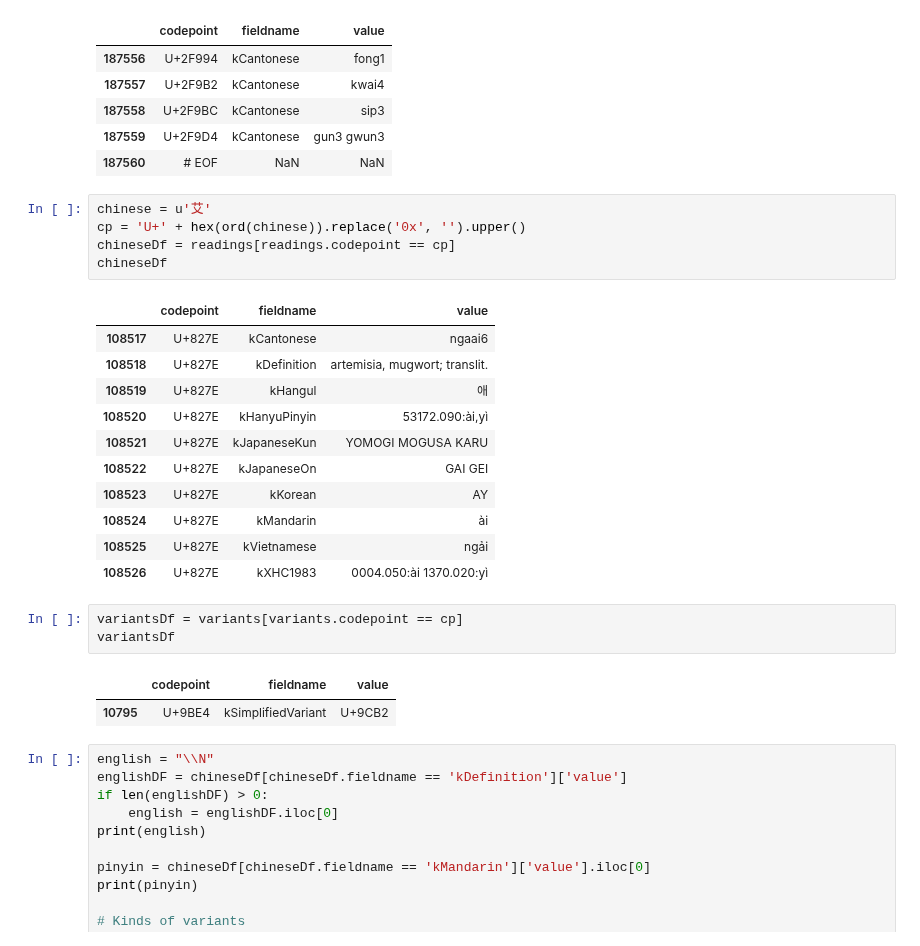
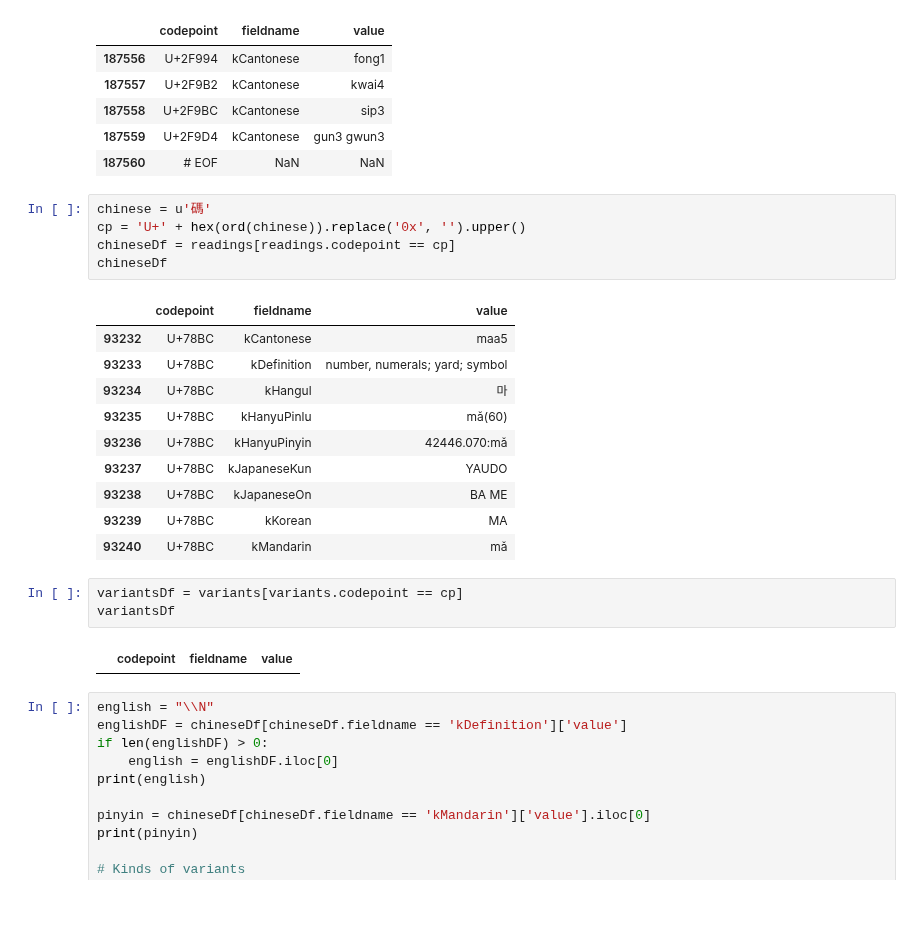
Before and after one commit to alexamies/chinesenotes.com, a Jupyter notebook: python/unihan.ipynb, the cells around one changed output. Cells and saved outputs as stored; diff of their text form; blank space fills up the shorter version.

```diff
--- a/python/unihan.ipynb
+++ b/python/unihan.ipynb
@@ -32,28 +32,26 @@ readings.tail()
 | 187559 | U+2F9D4 | kCantonese | gun3 gwun3 |
 | 187560 | # EOF | NaN | NaN |
 # %%
-chinese = u'艾'
+chinese = u'碼'
 cp = 'U+' + hex(ord(chinese)).replace('0x', '').upper()
 chineseDf = readings[readings.codepoint == cp]
 chineseDf
 # %% [output]
 |  | codepoint | fieldname | value |
-| 108517 | U+827E | kCantonese | ngaai6 |
-| 108518 | U+827E | kDefinition | artemisia, mugwort; translit. |
-| 108519 | U+827E | kHangul | 애 |
-| 108520 | U+827E | kHanyuPinyin | 53172.090:ài,yì |
-| 108521 | U+827E | kJapaneseKun | YOMOGI MOGUSA KARU |
-| 108522 | U+827E | kJapaneseOn | GAI GEI |
-| 108523 | U+827E | kKorean | AY |
-| 108524 | U+827E | kMandarin | ài |
-| 108525 | U+827E | kVietnamese | ngải |
-| 108526 | U+827E | kXHC1983 | 0004.050:ài 1370.020:yì |
+| 93232 | U+78BC | kCantonese | maa5 |
+| 93233 | U+78BC | kDefinition | number, numerals; yard; symbol |
+| 93234 | U+78BC | kHangul | 마 |
+| 93235 | U+78BC | kHanyuPinlu | mǎ(60) |
+| 93236 | U+78BC | kHanyuPinyin | 42446.070:mǎ |
+| 93237 | U+78BC | kJapaneseKun | YAUDO |
+| 93238 | U+78BC | kJapaneseOn | BA ME |
+| 93239 | U+78BC | kKorean | MA |
+| 93240 | U+78BC | kMandarin | mǎ |
 # %%
 variantsDf = variants[variants.codepoint == cp]
 variantsDf
 # %% [output]
 |  | codepoint | fieldname | value |
-| 10795 | U+9BE4 | kSimplifiedVariant | U+9CB2 |
 # %%
 english = "\\N"
 englishDF = chineseDf[chineseDf.fieldname == 'kDefinition']['value']
```
Also changed, not shown: 1 other file.
